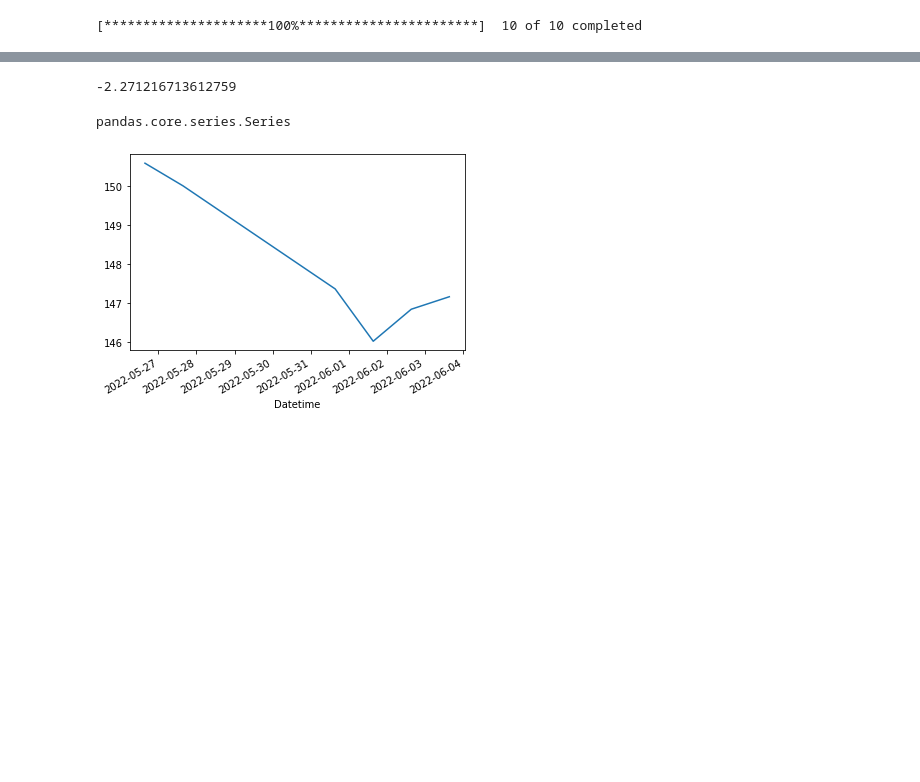
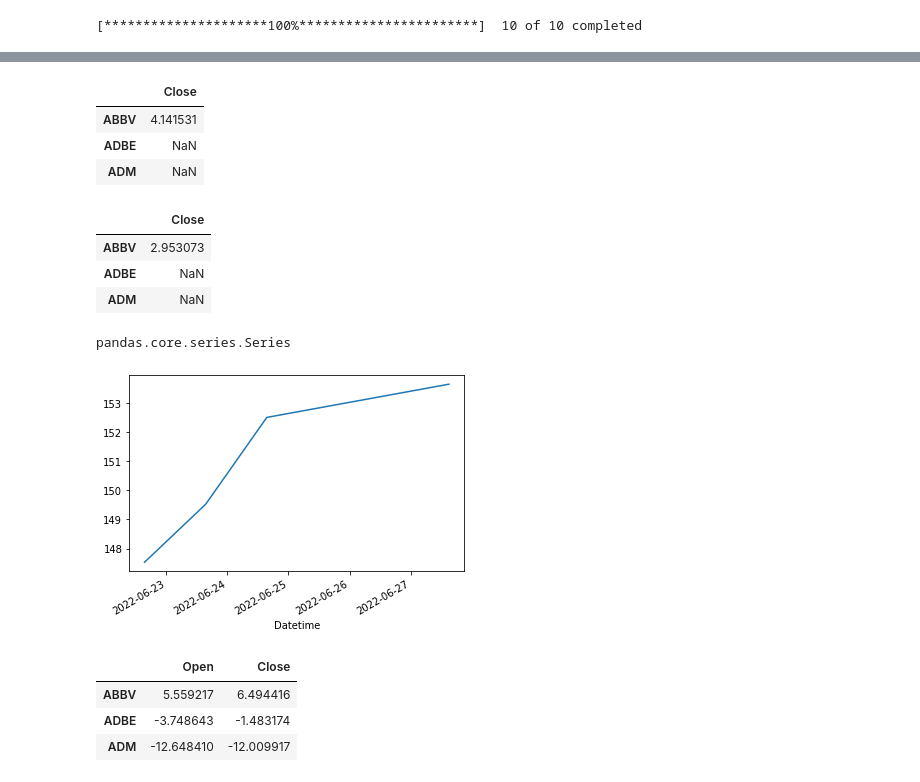
Before and after one commit to ajaybiswas22/stock-picker-bro, a Jupyter notebook: src/1_basics.ipynb, the cells around one changed output, grey strips where cells are left out. Saved outputs shown, nothing was run; the diff lists cells and outputs as text; code cells hidden in the pictures; blank space fills up the shorter version.

Commit message:
Added best_stock

```diff
--- a/src/1_basics.ipynb
+++ b/src/1_basics.ipynb
@@ -22,7 +23,7 @@ len(symbols)
 1. Valid periods: [1d, 1mo, 1y]
 2. Valid intervals: [1m, 2m, 5m, 15m, 30m, 60m, 90m, 1h, 1d, 5d, 1wk, 1mo, 3mo]
 # %%
-df = yf.download(symbols,period='1mo', interval='30m', group_by='ticker')
+df = tickers.download(period='1mo', interval='30m', group_by='ticker')
 # %% [output]
 [*********************100%***********************]  10 of 10 completed
 # %%
@@ -93,9 +82,26 @@ apple = df.loc[k]['ABBV']
-# %%
-profitmgr.profit_percent_stock(df, 'ABBV', '2022-05-26', '2022-06-03')
-# %% [output]
--2.271216713612759
+# %%
+profitmgr.profit_percent_stocks(df, ['ABBV','ADBE','ADM'], ['Close'], '2022-06-22', '2022-06-27')
+# %% [output]
+|  | Close |
+| ABBV | 4.141531 |
+| ADBE | NaN |
+| ADM | NaN |
+# %%
+profitmgr.profit_percent_avg_stocks(df, ['ABBV', 'ADBE', 'ADM'], ['Close'], '2022-06-22', '2022-06-27')
+# %% [output]
+|  | Close |
+| ABBV | 2.953073 |
+| ADBE | NaN |
+| ADM | NaN |
 # %%
-type(stockanalysis.stock_history(df,'ABBV', '2022-05-26', '2022-06-03', 'Close',True))
+type(stockanalysis.stock_history(df,'ABBV', 'Close', '2022-06-22', '2022-06-27',True))
 # %% [output]
 pandas.core.series.Series
-[figure, old version]
+[figure, new version]
+# %%
+profitmgr.best_stocks(df,['ABBV','ADM','ADBE'],['Open','Close'],'2022-06-10', '2022-06-25',3,False,False)
+# %% [output]
+|  | Open | Close |
+| ABBV | 5.559217 | 6.494416 |
+| ADBE | -3.748643 | -1.483174 |
+| ADM | -12.648410 | -12.009917 |
```
Also changed, not shown: parts of 9 cells of this notebook, 4 other files.
